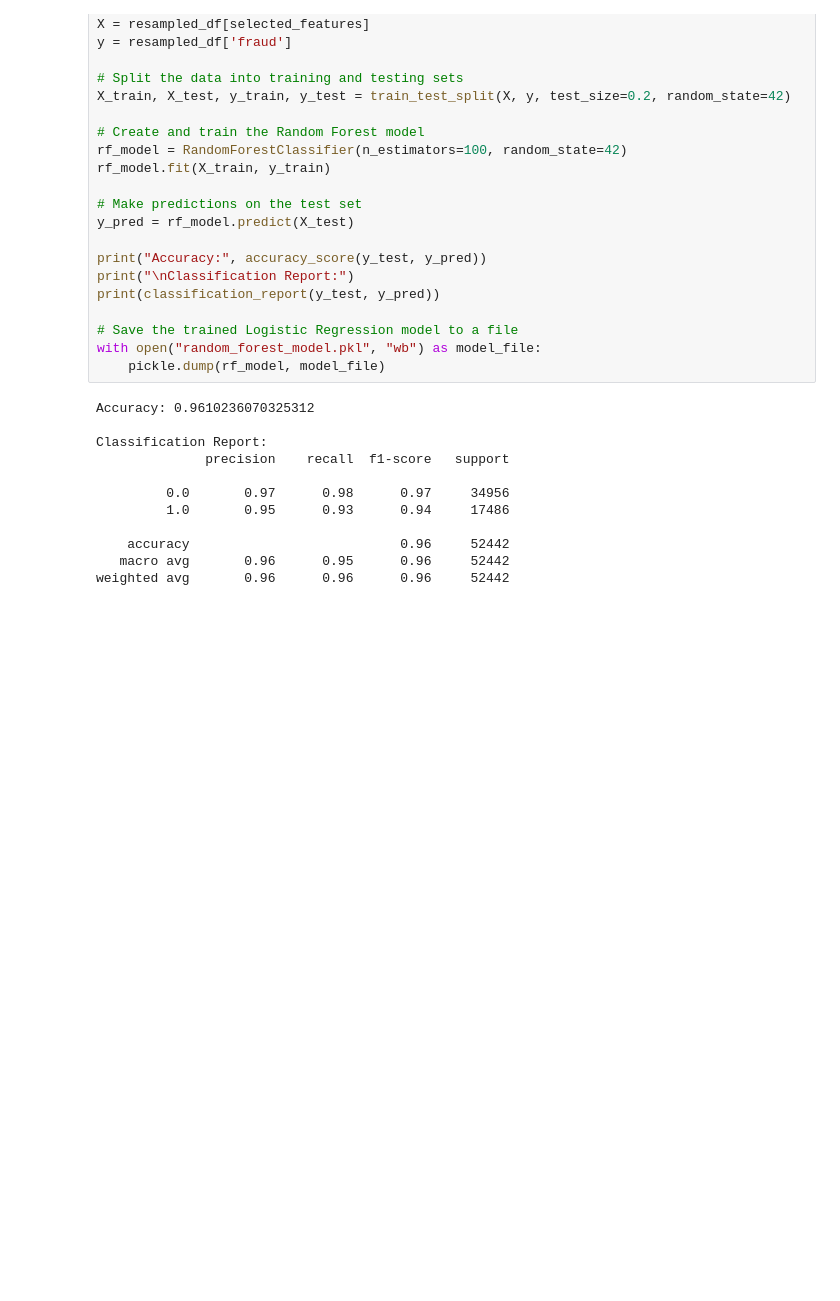
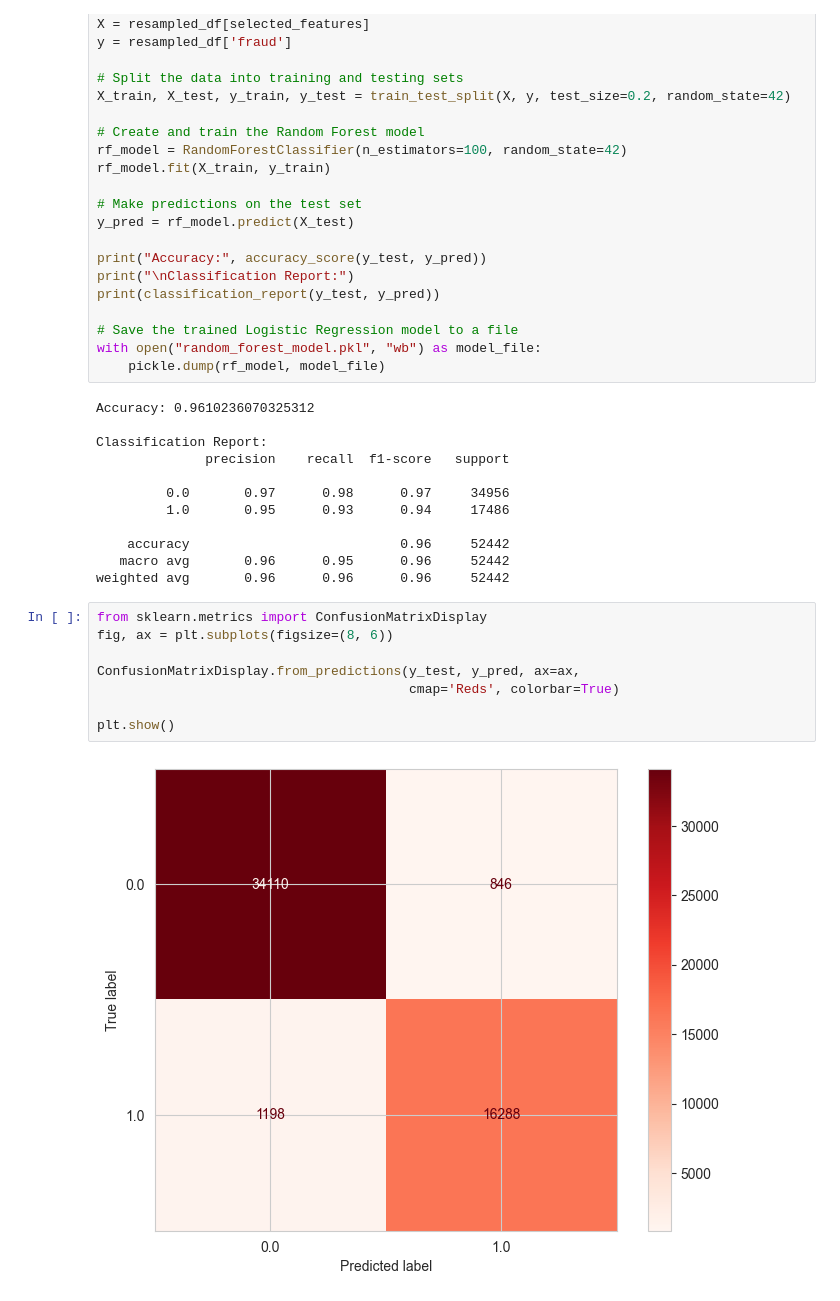
Before and after one commit to lucasdsm78/IAProject, a Jupyter notebook: fraud-detection-with-0-96-recall-and-0-98-auc.ipynb, the cells around one changed output. Saved outputs shown, nothing was run; the diff lists cells and outputs as text; blank space fills up the shorter version.

Commit message:
diagrams updated

```diff
--- a/fraud-detection-with-0-96-recall-and-0-98-auc.ipynb
+++ b/fraud-detection-with-0-96-recall-and-0-98-auc.ipynb
@@ -189,3 +189,13 @@ Classification Report:
     accuracy                           0.96     52442
    macro avg       0.96      0.95      0.96     52442
 weighted avg       0.96      0.96      0.96     52442
+# %%
+from sklearn.metrics import ConfusionMatrixDisplay
+fig, ax = plt.subplots(figsize=(8, 6))
+
+ConfusionMatrixDisplay.from_predictions(y_test, y_pred, ax=ax,
+                                        cmap='Reds', colorbar=True)
+
+plt.show()
+# %% [output]
+[figure, added]
```
Also changed, not shown: 2 other files.
